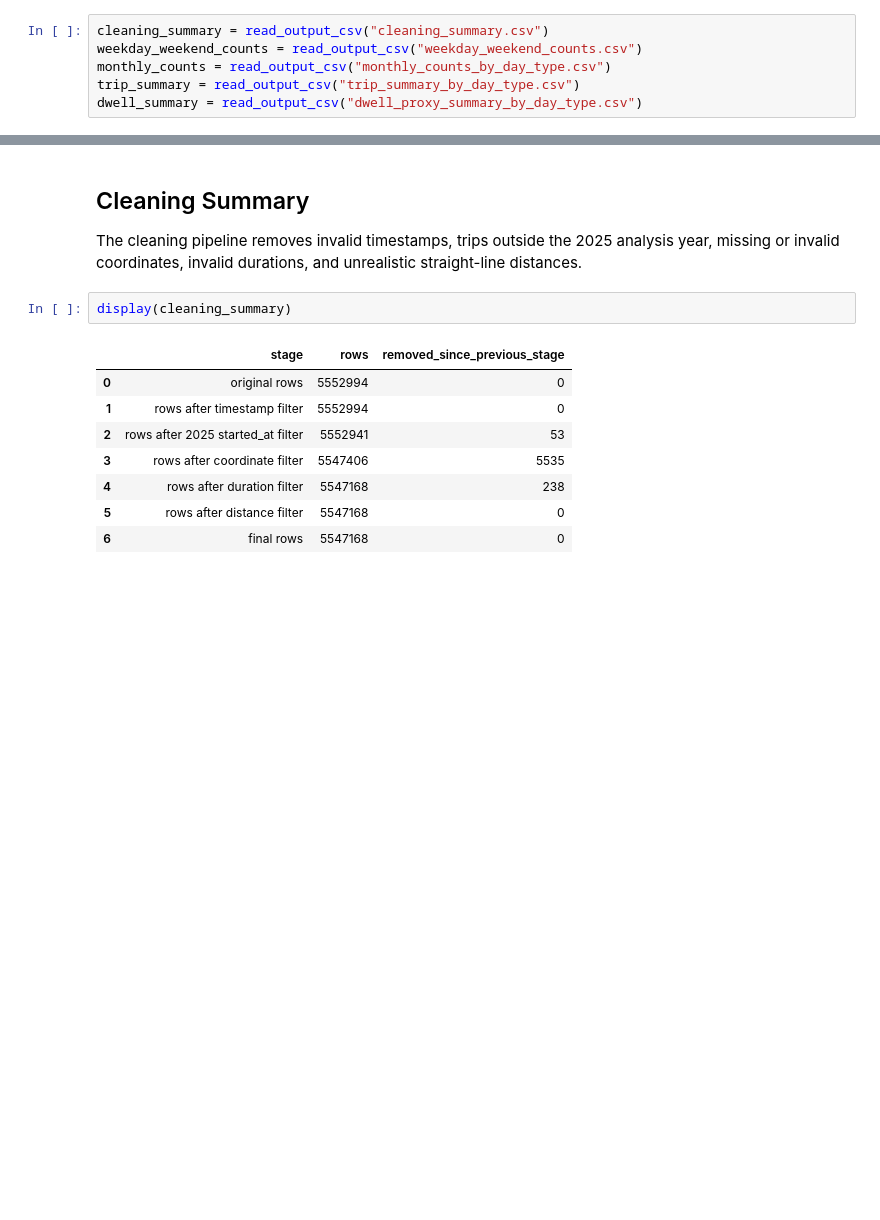
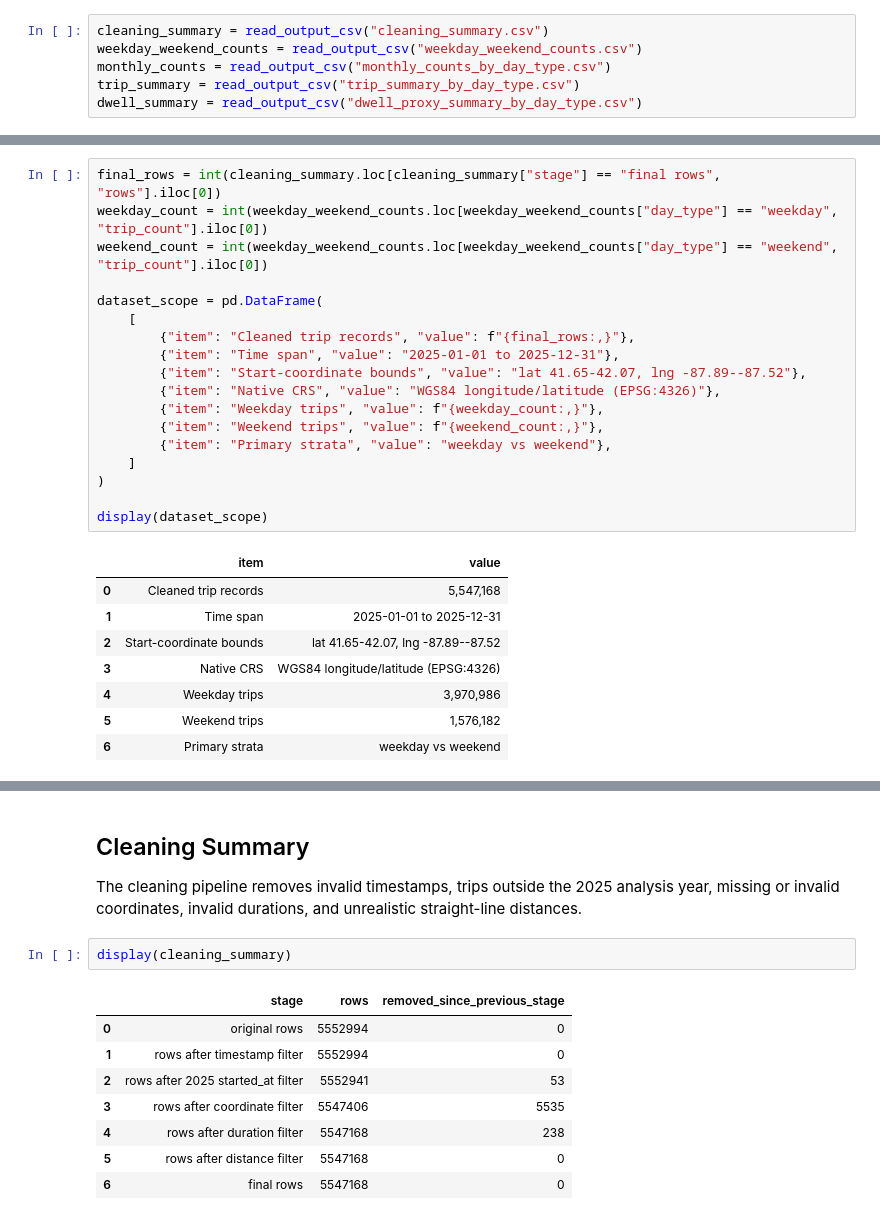
Before and after one commit to peteryu0131/CSC588B_Project_Code, a Jupyter notebook: notebooks/proposal_summary.ipynb, the cells around one changed output, grey strips where cells are left out. Saved outputs shown, nothing was run; the diff lists cells and outputs as text; blank space fills up the shorter version.

```diff
--- a/notebooks/proposal_summary.ipynb
+++ b/notebooks/proposal_summary.ipynb
@@ -70,0 +92,27 @@ dwell_summary = read_output_csv("dwell_proxy_summary_by_day_type.csv")
+# %%
+final_rows = int(cleaning_summary.loc[cleaning_summary["stage"] == "final rows", "rows"].iloc[0])
+weekday_count = int(weekday_weekend_counts.loc[weekday_weekend_counts["day_type"] == "weekday", "trip_count"].iloc[0])
+weekend_count = int(weekday_weekend_counts.loc[weekday_weekend_counts["day_type"] == "weekend", "trip_count"].iloc[0])
+
+dataset_scope = pd.DataFrame(
+    [
+        {"item": "Cleaned trip records", "value": f"{final_rows:,}"},
+        {"item": "Time span", "value": "2025-01-01 to 2025-12-31"},
+        {"item": "Start-coordinate bounds", "value": "lat 41.65-42.07, lng -87.89--87.52"},
+        {"item": "Native CRS", "value": "WGS84 longitude/latitude (EPSG:4326)"},
+        {"item": "Weekday trips", "value": f"{weekday_count:,}"},
+        {"item": "Weekend trips", "value": f"{weekend_count:,}"},
+        {"item": "Primary strata", "value": "weekday vs weekend"},
+    ]
+)
+
+display(dataset_scope)
+# %% [output]
+|  | item | value |
+| 0 | Cleaned trip records | 5,547,168 |
+| 1 | Time span | 2025-01-01 to 2025-12-31 |
+| 2 | Start-coordinate bounds | lat 41.65-42.07, lng -87.89--87.52 |
+| 3 | Native CRS | WGS84 longitude/latitude (EPSG:4326) |
+| 4 | Weekday trips | 3,970,986 |
+| 5 | Weekend trips | 1,576,182 |
+| 6 | Primary strata | weekday vs weekend |
```
Also changed, not shown: parts of 18 cells of this notebook, 3 other files.
